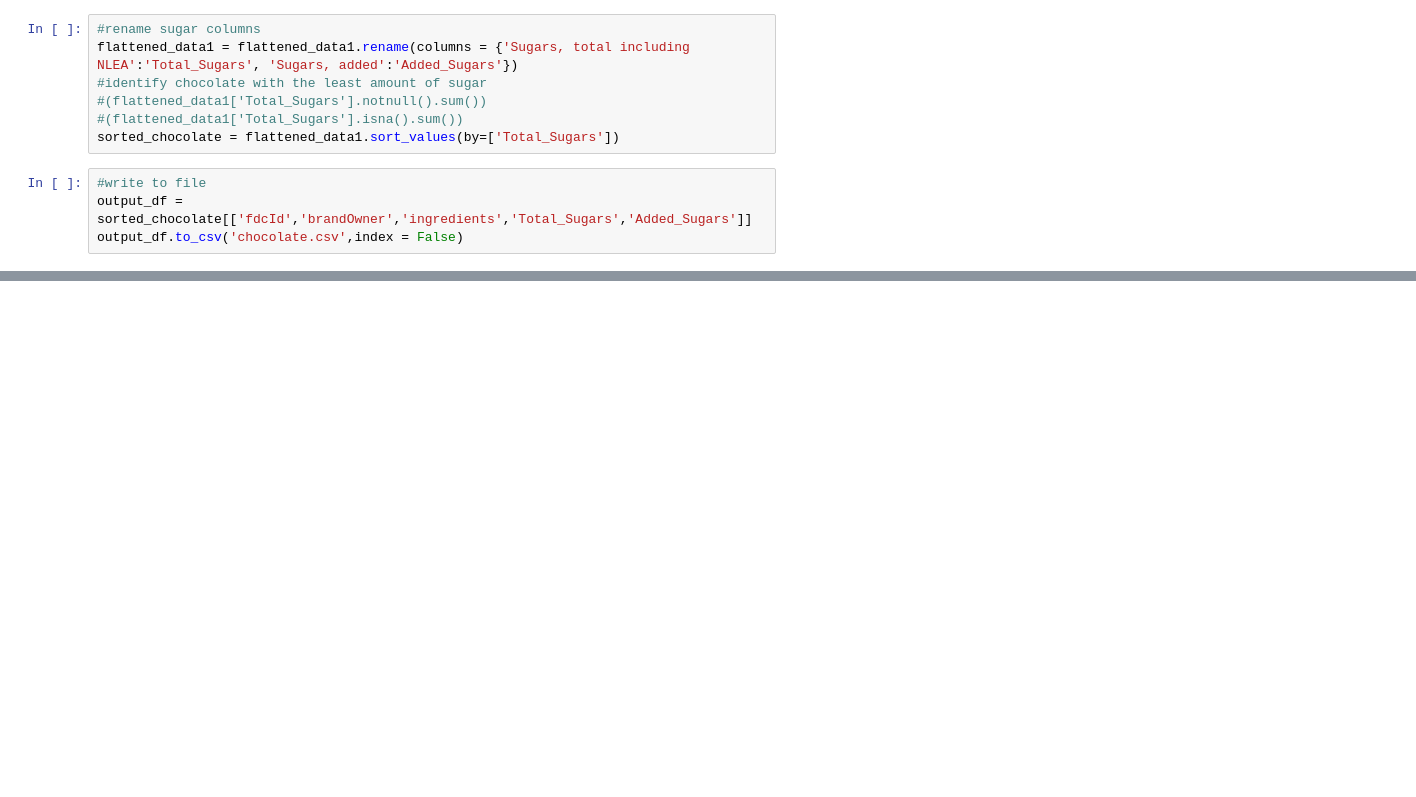
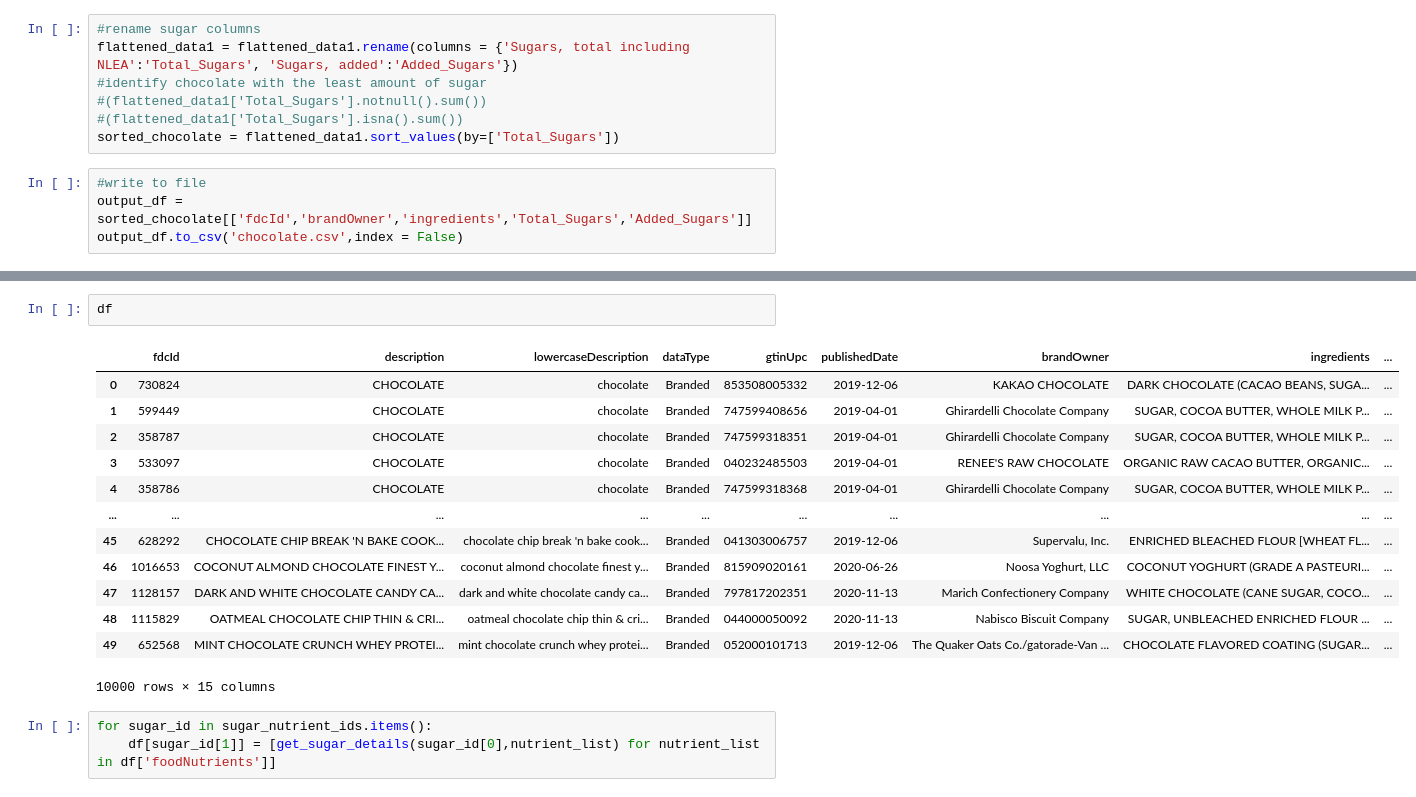
Before and after one commit to kamalah/project-data-extraction, a Jupyter notebook: your-code/main.ipynb, the cells around one changed output, grey strips where cells are left out. Cells and saved outputs as stored; diff of their text form; blank space fills up the shorter version.

```diff
--- a/your-code/main.ipynb
+++ b/your-code/main.ipynb
@@ -92,0 +95,19 @@ for i in range(1,total_pages):
+# %%
+df
+# %% [output]
+|  | fdcId | description | lowercaseDescription | dataType | gtinUpc | publishedDate | brandOwner | ingredients | ... |
+| 0 | 730824 | CHOCOLATE | chocolate | Branded | 853508005332 | 2019-12-06 | KAKAO CHOCOLATE | DARK CHOCOLATE (CACAO BEANS, SUGA... | ... |
+| 1 | 599449 | CHOCOLATE | chocolate | Branded | 747599408656 | 2019-04-01 | Ghirardelli Chocolate Company | SUGAR, COCOA BUTTER, WHOLE MILK P... | ... |
+| 2 | 358787 | CHOCOLATE | chocolate | Branded | 747599318351 | 2019-04-01 | Ghirardelli Chocolate Company | SUGAR, COCOA BUTTER, WHOLE MILK P... | ... |
+| 3 | 533097 | CHOCOLATE | chocolate | Branded | 040232485503 | 2019-04-01 | RENEE'S RAW CHOCOLATE | ORGANIC RAW CACAO BUTTER, ORGANIC... | ... |
+| 4 | 358786 | CHOCOLATE | chocolate | Branded | 747599318368 | 2019-04-01 | Ghirardelli Chocolate Company | SUGAR, COCOA BUTTER, WHOLE MILK P... | ... |
+| ... | ... | ... | ... | ... | ... | ... | ... | ... | ... |
+| 45 | 628292 | CHOCOLATE CHIP BREAK 'N BAKE COOK... | chocolate chip break 'n bake cook... | Branded | 041303006757 | 2019-12-06 | Supervalu, Inc. | ENRICHED BLEACHED FLOUR [WHEAT FL... | ... |
+| 46 | 1016653 | COCONUT ALMOND CHOCOLATE FINEST Y... | coconut almond chocolate finest y... | Branded | 815909020161 | 2020-06-26 | Noosa Yoghurt, LLC | COCONUT YOGHURT (GRADE A PASTEURI... | ... |
+| 47 | 1128157 | DARK AND WHITE CHOCOLATE CANDY CA... | dark and white chocolate candy ca... | Branded | 797817202351 | 2020-11-13 | Marich Confectionery Company | WHITE CHOCOLATE (CANE SUGAR, COCO... | ... |
+| 48 | 1115829 | OATMEAL CHOCOLATE CHIP THIN & CRI... | oatmeal chocolate chip thin & cri... | Branded | 044000050092 | 2020-11-13 | Nabisco Biscuit Company | SUGAR, UNBLEACHED ENRICHED FLOUR ... | ... |
+| 49 | 652568 | MINT CHOCOLATE CRUNCH WHEY PROTEI... | mint chocolate crunch whey protei... | Branded | 052000101713 | 2019-12-06 | The Quaker Oats Co./gatorade-Van ... | CHOCOLATE FLAVORED COATING (SUGAR... | ... |
+10000 rows × 15 columns
+# %%
+for sugar_id in sugar_nutrient_ids.items():
+    df[sugar_id[1]] = [get_sugar_details(sugar_id[0],nutrient_list) for nutrient_list in df['foodNutrients']]
```
Also changed, not shown: parts of 3 cells of this notebook, 1 other file.
